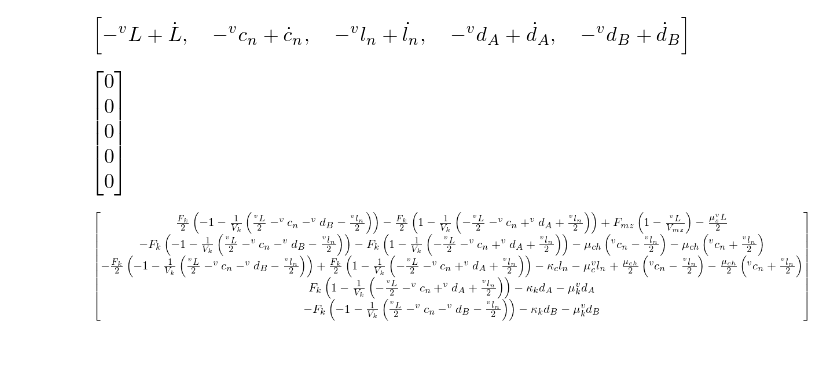
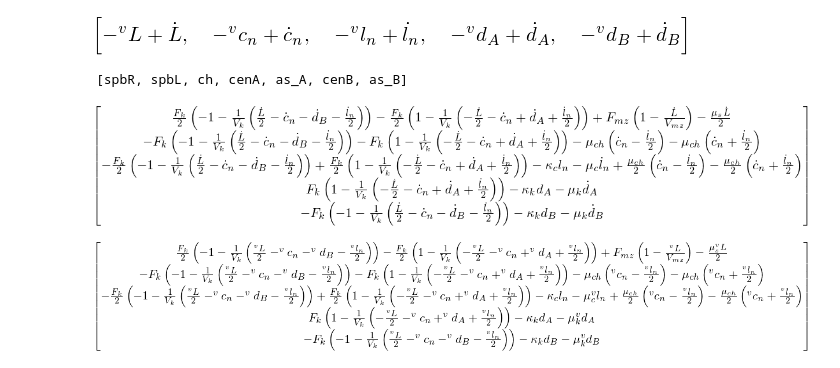
Before and after one commit to glyg/notebooks, a Jupyter notebook: kt_sim/sympy_dumb_spindle.ipynb, the cells around one changed output. Cells and saved outputs as stored; diff of their text form; code cells hidden in the pictures.

```diff
--- a/kt_sim/sympy_dumb_spindle.ipynb
+++ b/kt_sim/sympy_dumb_spindle.ipynb
@@ -326,6 +326,10 @@ spindle.q_ind, spindle.u_ind
 spindle.kd
 # %% [output]
 [figure]
+# %%
+spindle.points
+# %% [output]
+[spbR, spbL, ch, cenA, as_A, cenB, as_B]
 # %%
 KM = KanesMethod(S, spindle.q_ind, spindle.u_ind, spindle.kd,)
 # %%
@@ -334,10 +338,11 @@ particles = [Particle('p{}'.format(point.name), point, 0) # zero mass
 
 (eoms, frstar) = KM.kanes_equations(spindle.forces,
                                     particles)
-# %%
-frstar
-# %% [output]
-[figure, removed]
+# %%
+rev_kddict = {v:k for k, v in KM.kindiffdict().items()}
+eoms.subs(rev_kddict)
+# %% [output]
+[figure, added]
 # %%
 eoms
 # %% [output]
```
Also changed, not shown: parts of 3 cells of this notebook, 17 other files.
